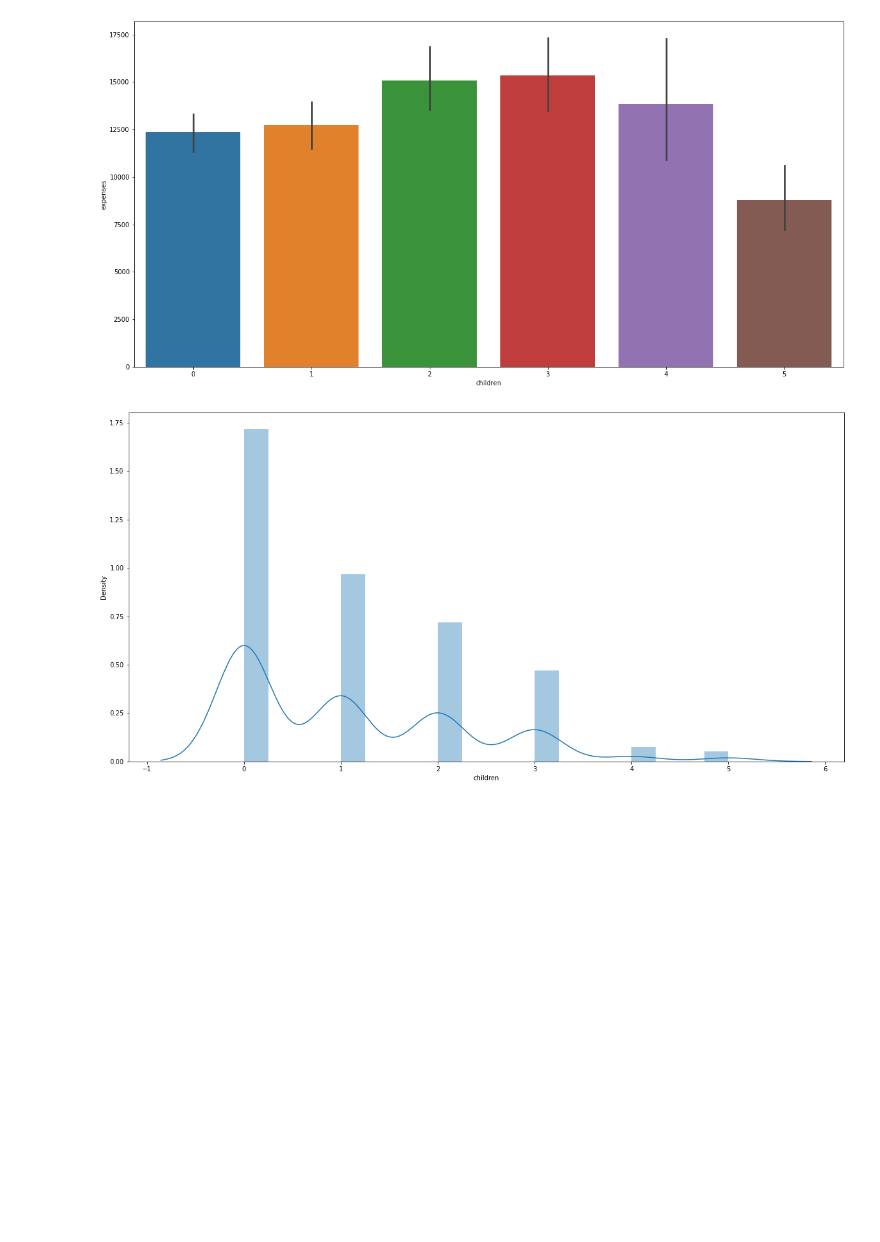
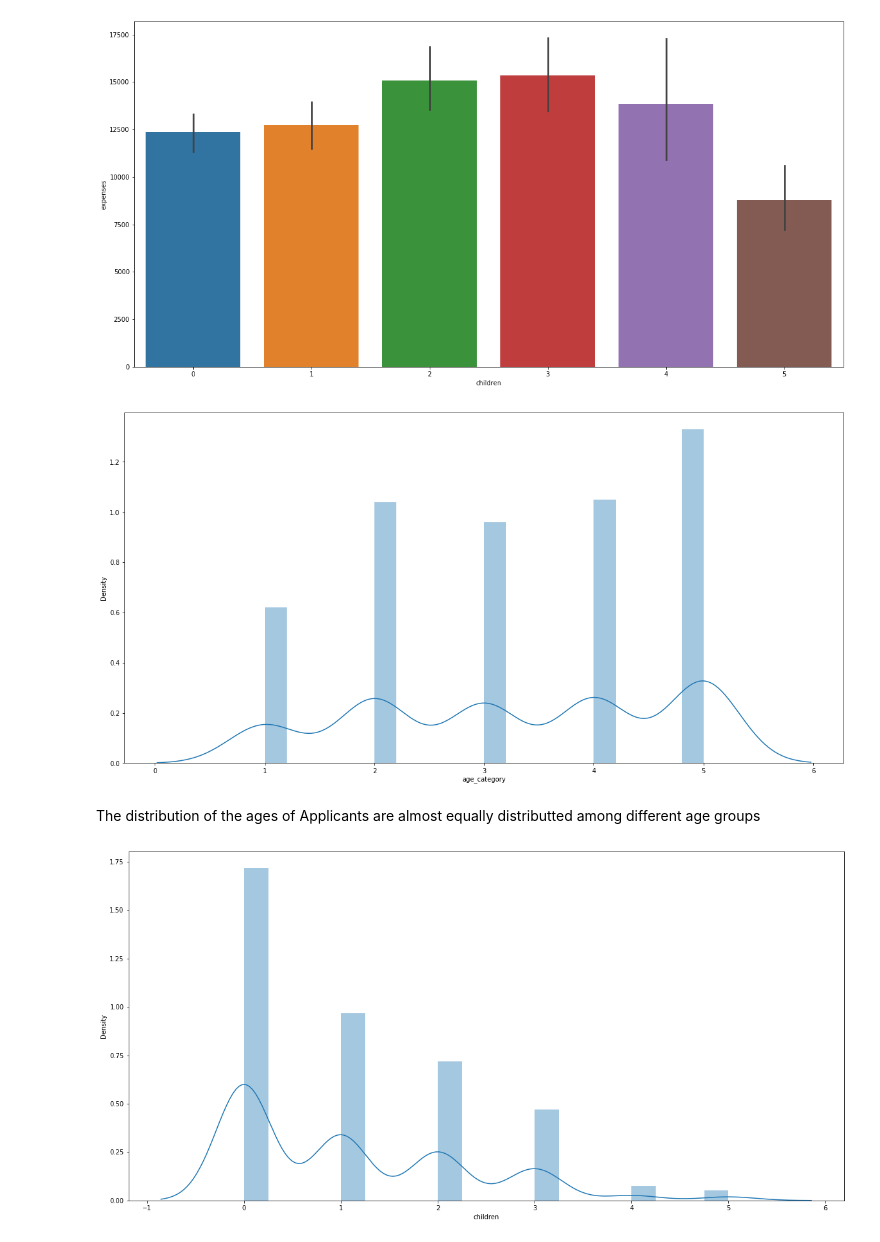
Before and after one commit to ANKITH-PATIL/insurance__premium_ml_prediction, a Jupyter notebook: notebook/EDA.ipynb, the cells around one changed output. Drawn from its saved outputs; the diff is of its cells as text; code cells hidden in the pictures; blank space fills up the shorter version.

```diff
--- a/notebook/EDA.ipynb
+++ b/notebook/EDA.ipynb
@@ -33,0 +43,6 @@ pandas_profiling.ProfileReport(df)
+# %%
+df["age_category"] = pd.cut(
+                df["age"],
+                bins=[0.0, 20.0, 30.0, 40.0, 50.0, np.inf],
+                labels=[1,2,3,4,5]
+            )
@@ -119,6 +138,14 @@ sns.barplot(x='children',y='expenses',data=df)
 plt.show()
 # %% [output]
 [figure]
+# %%
+plt.figure(figsize=(20,10))
+sns.distplot(df['age_category'],bins=20)
+plt.show()
+# %% [output]
+[figure, added]
+# %% [markdown]
+The distribution of the ages of Applicants are almost equally distributted among different age groups
 # %%
 plt.figure(figsize=(20,10))
 sns.distplot(df['children'],bins=20)
```
Also changed, not shown: parts of 23 cells of this notebook.
